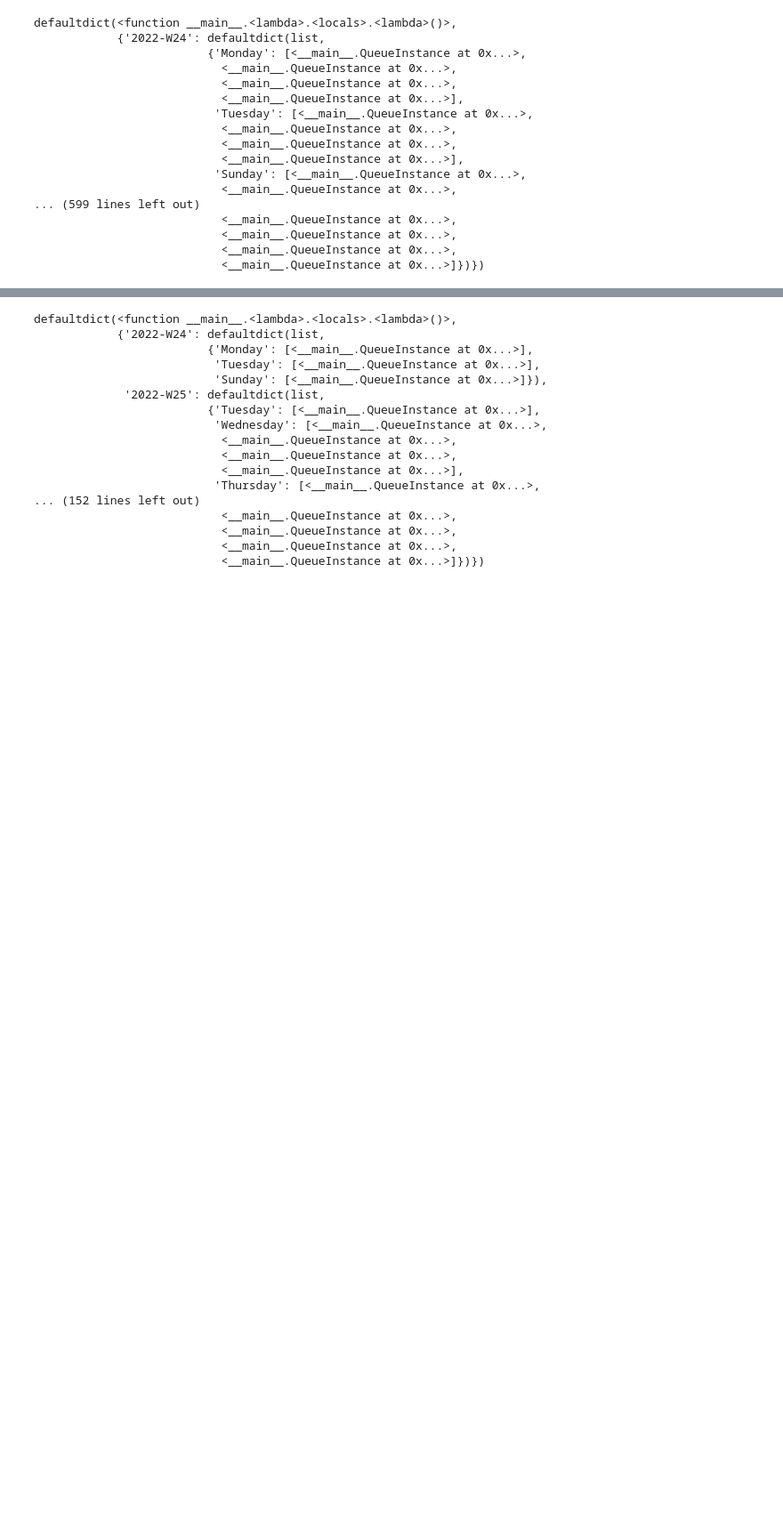
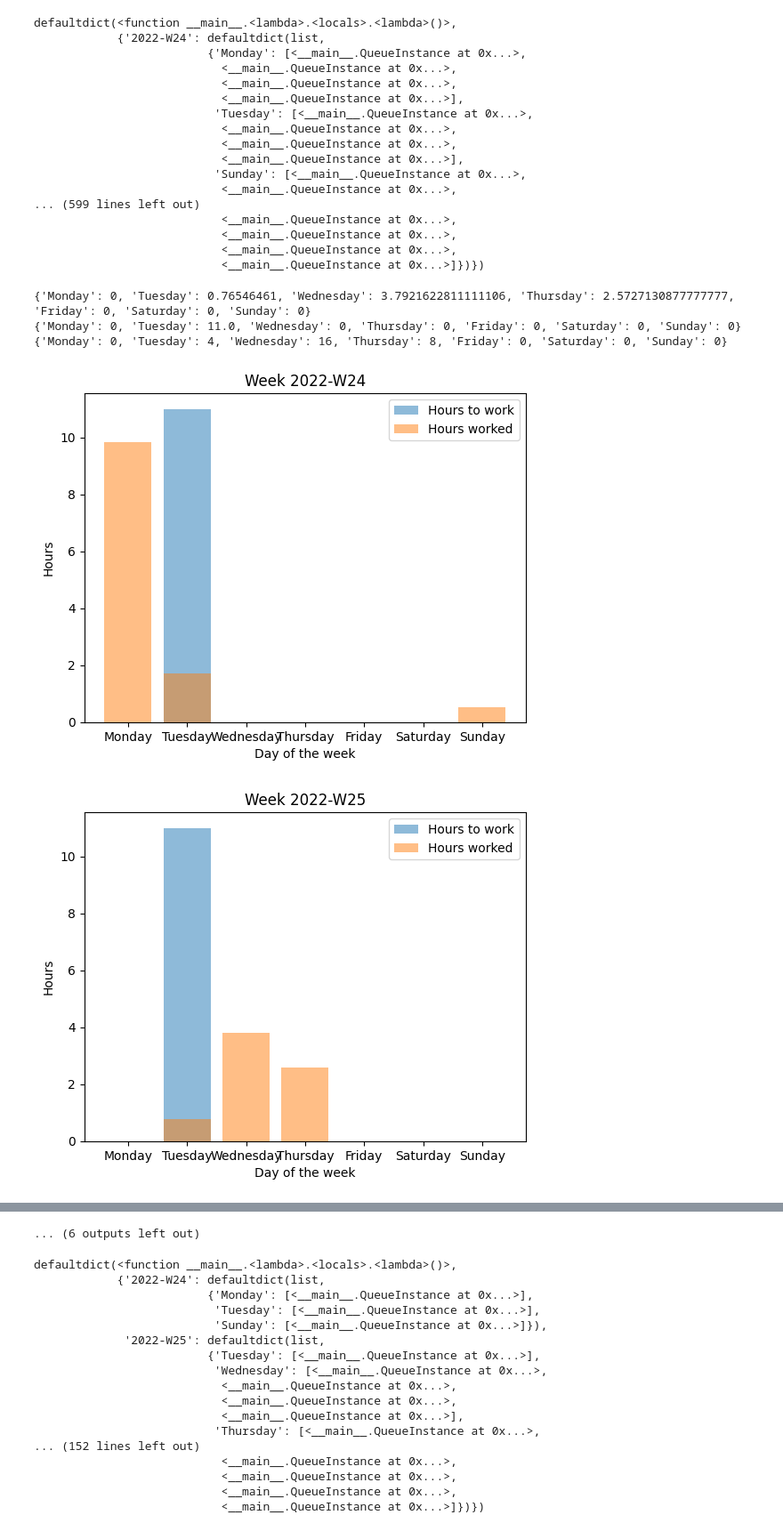
Before and after one commit to gdurand2/cs128db, a Jupyter notebook: test.ipynb, the cells around one changed output, grey strips where cells are left out. Shown at 89% size. Drawn from its saved outputs; the diff is of its cells as text; code cells hidden in the pictures; blank space fills up the shorter version.

Commit message:
adding plotting

```diff
--- a/test.ipynb
+++ b/test.ipynb
@@ -347,3 +381,36 @@ defaultdict(<function __main__.<lambda>.<locals>.<lambda>()>,
                            <__main__.QueueInstance at 0x...>,
                            <__main__.QueueInstance at 0x...>,
                            <__main__.QueueInstance at 0x...>]})})
+# %%
+print(staff_members['gdurand2'].hours_worked['2022-W25'])
+print(staff_members['gdurand2'].hours_to_work)
+
+print(staff_members['gdurand2'].queue_instances['2022-W25'])
+# %% [output]
+{'Monday': 0, 'Tuesday': 0.76546461, 'Wednesday': 3.7921622811111106, 'Thursday': 2.5727130877777777, 'Friday': 0, 'Saturday': 0, 'Sunday': 0}
+{'Monday': 0, 'Tuesday': 11.0, 'Wednesday': 0, 'Thursday': 0, 'Friday': 0, 'Saturday': 0, 'Sunday': 0}
+{'Monday': 0, 'Tuesday': 4, 'Wednesday': 16, 'Thursday': 8, 'Friday': 0, 'Saturday': 0, 'Sunday': 0}
+# %%
+import matplotlib.pyplot as plt
+
+def plot_hours_worked(staff_member):
+    weeks = list(staff_member.hours_worked.keys())
+    weeks.sort()
+
+    for week in weeks:
+        days = ['Monday', 'Tuesday', 'Wednesday', 'Thursday', 'Friday', 'Saturday', 'Sunday']
+        hours_to_work = [staff_member.hours_to_work[day] for day in days]
+        hours_worked = [staff_member.hours_worked[week][day] for day in days]
+
+        fig, ax = plt.subplots()
+        ax.bar(days, hours_to_work, alpha=0.5, label='Hours to work')
+        ax.bar(days, hours_worked, alpha=0.5, label='Hours worked')
+        ax.set_xlabel('Day of the week')
+        ax.set_ylabel('Hours')
+        ax.set_title(f'Week {week}')
+        ax.legend()
+        plt.show()
+plot_hours_worked(staff_members['gdurand2'])
+# %% [output]
+[figure, added]
+[figure, added]
@@ -350,3 +427,4 @@ defaultdict(<function __main__.<lambda>.<locals>.<lambda>()>,
+... (6 outputs left out)
 # %%
 import csv
 from collections import defaultdict
```
Also changed, not shown: parts of 2 cells of this notebook.
